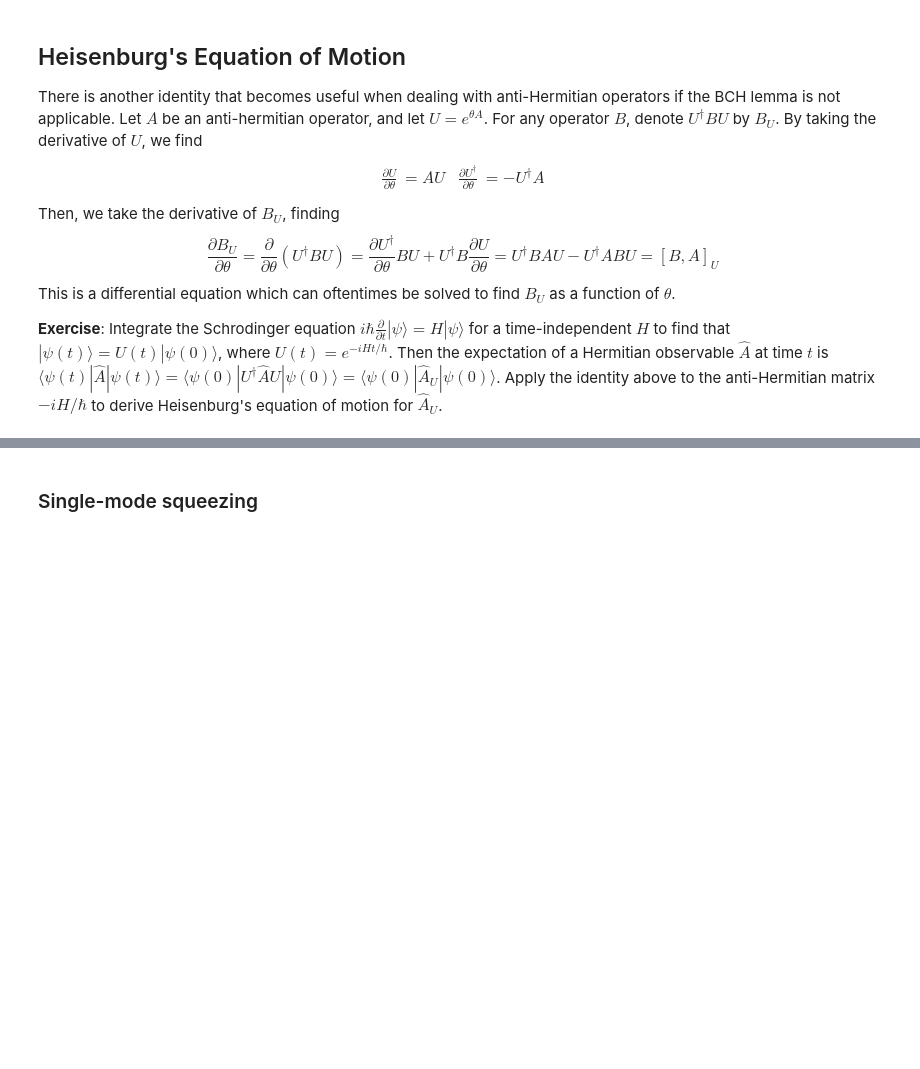
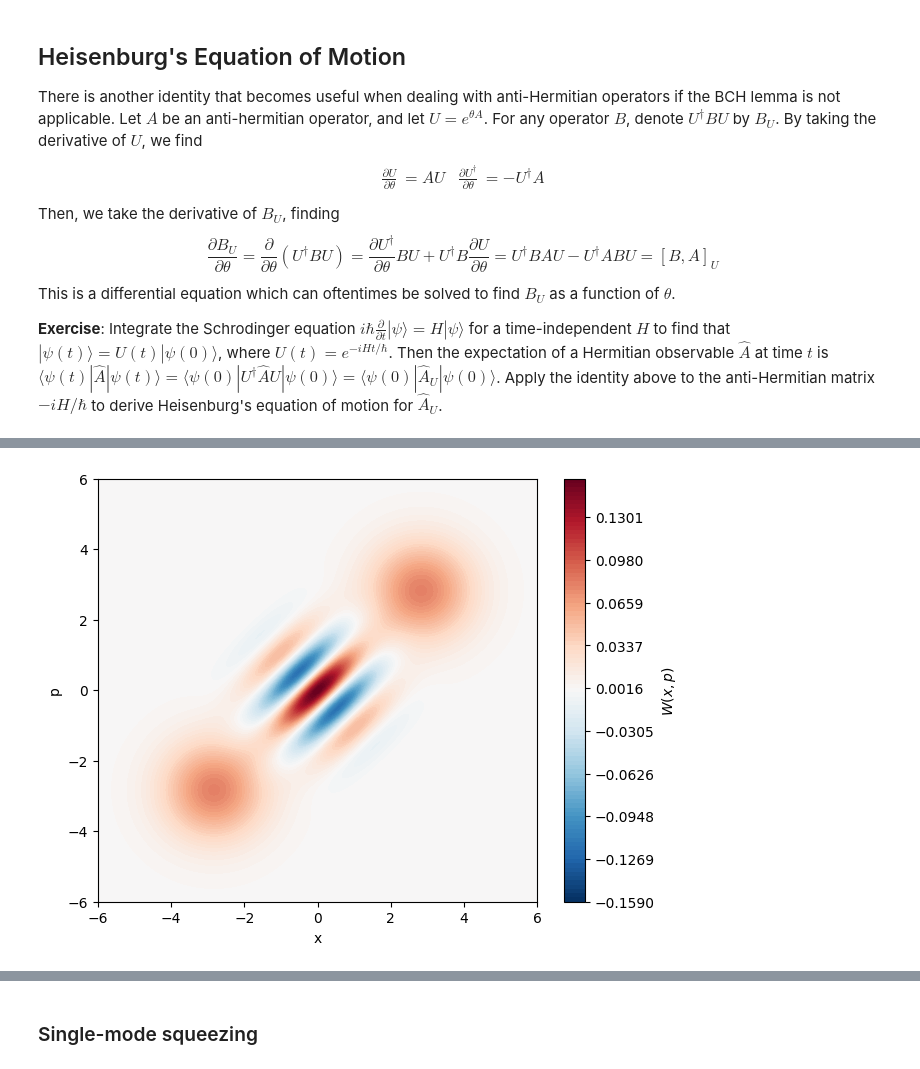
Before and after one commit to benmcdonough20/bosonic-qiskit-tutorials, a Jupyter notebook: bosonic_qiskit_textbook/5. gates.ipynb, the cells around one changed output, grey strips where cells are left out. Drawn from its saved outputs; the diff is of its cells as text; code cells hidden in the pictures; blank space fills up the shorter version.

```diff
--- a/bosonic_qiskit_textbook/5. gates.ipynb
+++ b/bosonic_qiskit_textbook/5. gates.ipynb
@@ -46,3 +69,36 @@ import numpy as np
+# %%
+import sys
+from assets.paths import bosonic_qiskit_path
+sys.path.append(bosonic_qiskit_path)
+
+import c2qa
+from c2qa import CVCircuit, QumodeRegister
+from qiskit import ClassicalRegister, QuantumRegister
+from c2qa.util import plot_wigner, simulate
+import numpy as np
+
+qmr = QumodeRegister(1, num_qubits_per_qumode = 6)
+qbr = QuantumRegister(1)
+cr = ClassicalRegister(1)
+circuit = CVCircuit(qmr, qbr, cr)
+circuit.initialize([1,0], qbr[0])
+circuit.cv_initialize(0, qmr[0])
+
+alpha = 2
+circuit.h(qbr[0])
+circuit.cv_c_d(alpha, qmr[0], qbr[0])
+circuit.h(qbr[0])
+
+#apply a rotation around an angle pi/4
+theta = np.pi/4
+circuit.cv_r(theta, qmr[0])
+
+circuit.measure(qbr, 0)
+state, _ = simulate(circuit)
+#the resulting plot is a cat state that is rotated 45 degrees
+plot_wigner(circuit, state)
+# %% [output]
+[figure, added]
 # %% [markdown]
 ### Displacement
 A coherent state $\lambda$ is defined as a state $|\lambda\rangle$ such that $a|\lambda \rangle = \lambda |\lambda\rangle$. We have already seen the most trivial coherent state: the vaccum state $|0\rangle$. Since $a|n\rangle = \sqrt{n}|n-1\rangle$, we find $a|0\rangle = 0$, where $0$ referes to the null ket. This is also the only sensible description of removing a photon from a state with no photons. Trivially, $|0\rangle$ is an eigenstate of $a$ with eigenvalue zero.
```
Also changed, not shown: parts of 19 cells of this notebook, 1 other file.
